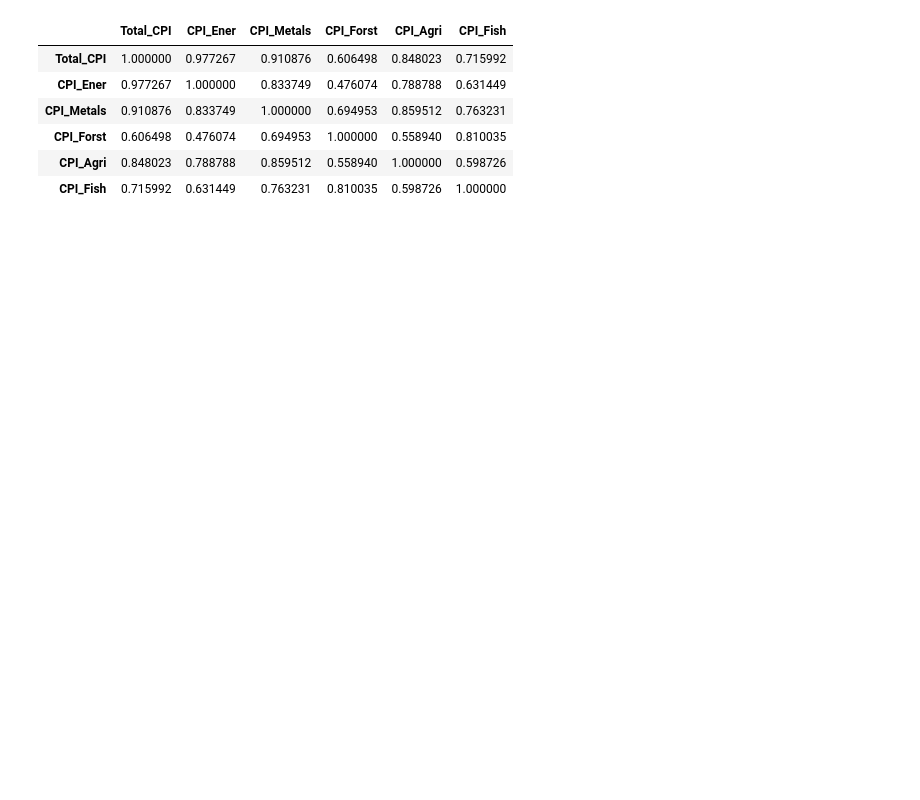
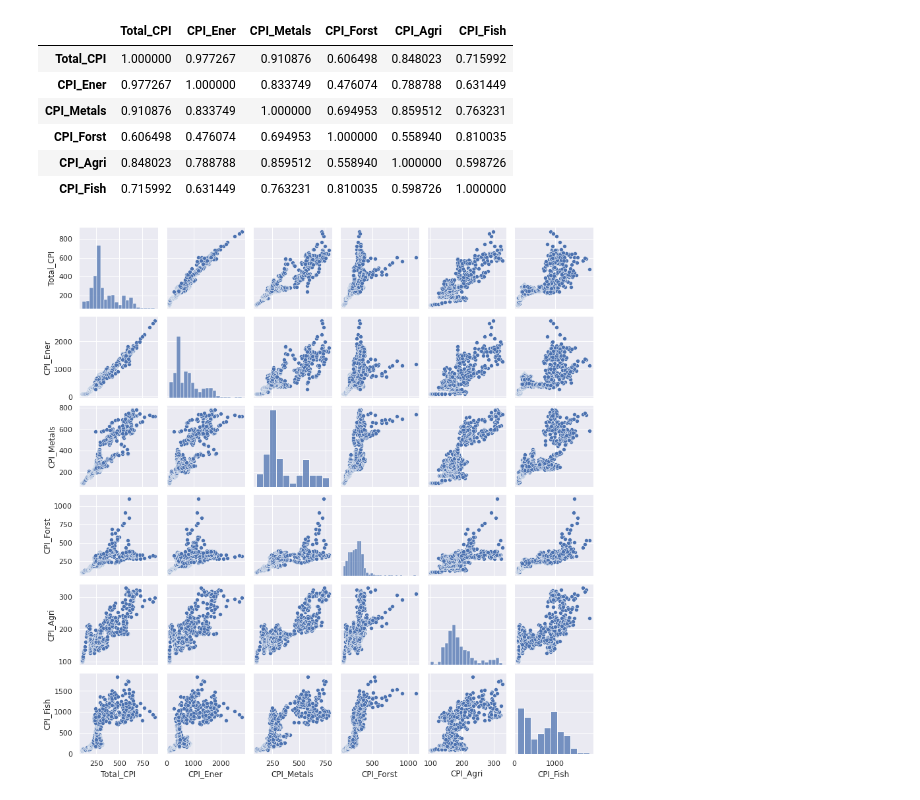
Before and after one commit to DataGalz/CIND820, a Jupyter notebook: CIND820.ipynb, the cells around one changed output. Saved outputs shown, nothing was run; the diff lists cells and outputs as text; code cells hidden in the pictures; blank space fills up the shorter version.

```diff
--- a/CIND820.ipynb
+++ b/CIND820.ipynb
@@ -197,3 +199,11 @@ df.corr()
 | CPI_Forst | 0.606498 | 0.476074 | 0.694953 | 1.000000 | 0.558940 | 0.810035 |
 | CPI_Agri | 0.848023 | 0.788788 | 0.859512 | 0.558940 | 1.000000 | 0.598726 |
 | CPI_Fish | 0.715992 | 0.631449 | 0.763231 | 0.810035 | 0.598726 | 1.000000 |
+# %%
+
+sns.set()
+cols = ['Total_CPI', 'CPI_Ener', 'CPI_Metals', 'CPI_Forst', 'CPI_Agri', 'CPI_Fish']
+sns.pairplot(df1[cols], height = 2)
+plt.show()
+# %% [output]
+[figure, added]
```
Also changed, not shown: parts of 10 cells of this notebook.
